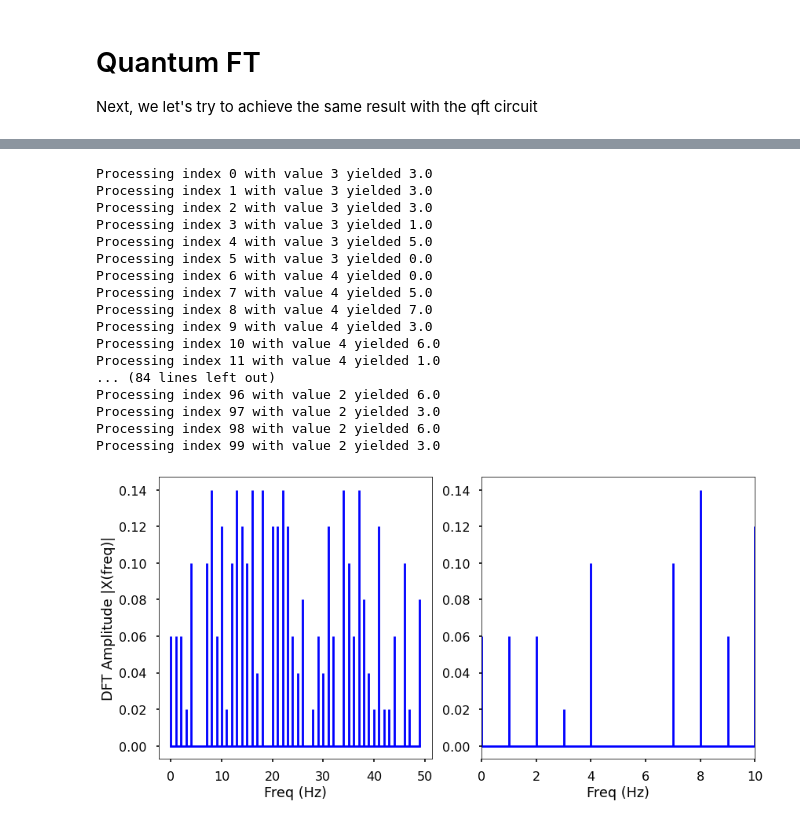
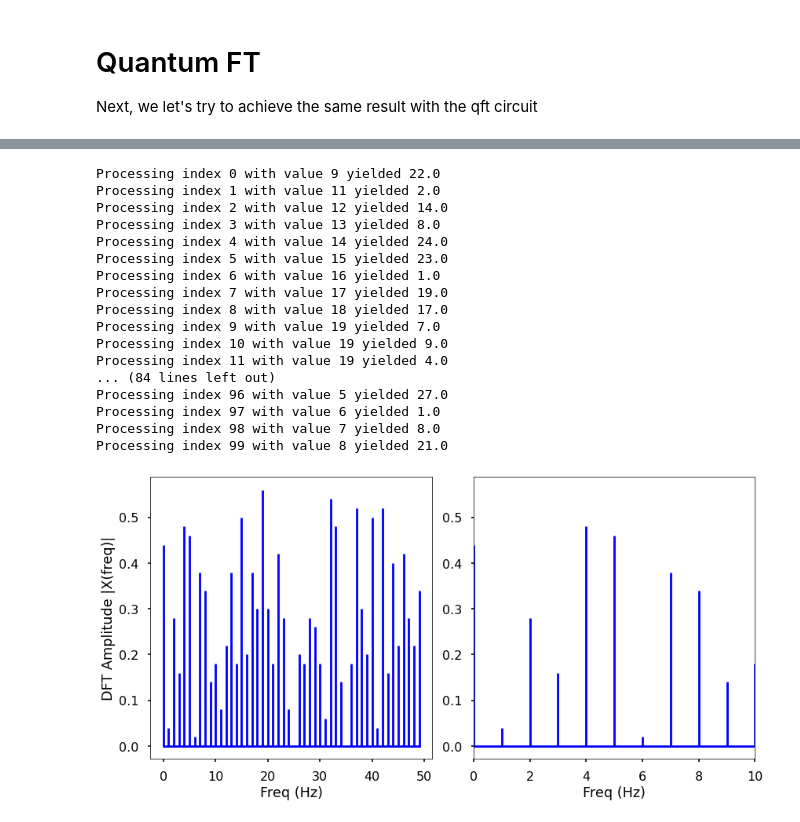
Before and after one commit to stroblme/hqsp-stqft, a Jupyter notebook: quantum-fourier-transform.ipynb, the cells around one changed output, grey strips where cells are left out. Saved outputs shown, nothing was run; the diff lists cells and outputs as text; code cells hidden in the pictures.

```diff
--- a/quantum-fourier-transform.ipynb
+++ b/quantum-fourier-transform.ipynb
@@ -101,8 +103,8 @@ sr = 100
 ts = 1.0/sr
 t = np.arange(0,1,ts)
 
-freq = 1.
-x = 3*np.sin(2*np.pi*freq*t)
+freq = 2.
+x = np.sin(2*np.pi*freq*t)
 
 plt.figure(figsize = (8, 6))
 plt.plot(t, x, 'r')
@@ -170,6 +172,7 @@ def swap_registers(circuit, n):
 
 def measure(circuit, n):
     for qubit in range(n):
+        circuit.barrier(qubit)
         circuit.measure(qubit, qubit)
 
 def qft(circuit, n):
@@ -266,44 +257,42 @@ c: 3/═════════════════════════
 # %%
 signal_hat = processQFT(circuit, signal)
 # %% [output]
-Processing index 0 with value 3 yielded 3.0
-Processing index 1 with value 3 yielded 3.0
-Processing index 2 with value 3 yielded 3.0
-Processing index 3 with value 3 yielded 1.0
-Processing index 4 with value 3 yielded 5.0
-Processing index 5 with value 3 yielded 0.0
-Processing index 6 with value 4 yielded 0.0
-Processing index 7 with value 4 yielded 5.0
-Processing index 8 with value 4 yielded 7.0
-Processing index 9 with value 4 yielded 3.0
-Processing index 10 with value 4 yielded 6.0
-Processing index 11 with value 4 yielded 1.0
+Processing index 0 with value 9 yielded 22.0
+Processing index 1 with value 11 yielded 2.0
+Processing index 2 with value 12 yielded 14.0
+Processing index 3 with value 13 yielded 8.0
+Processing index 4 with value 14 yielded 24.0
+Processing index 5 with value 15 yielded 23.0
+Processing index 6 with value 16 yielded 1.0
+Processing index 7 with value 17 yielded 19.0
+Processing index 8 with value 18 yielded 17.0
+Processing index 9 with value 19 yielded 7.0
+Processing index 10 with value 19 yielded 9.0
+Processing index 11 with value 19 yielded 4.0
 ... (84 lines left out)
-Processing index 96 with value 2 yielded 6.0
-Processing index 97 with value 2 yielded 3.0
-Processing index 98 with value 2 yielded 6.0
-Processing index 99 with value 2 yielded 3.0
+Processing index 96 with value 5 yielded 27.0
+Processing index 97 with value 6 yielded 1.0
+Processing index 98 with value 7 yielded 8.0
+Processing index 99 with value 8 yielded 21.0
 # %%
 n_oneside = N//2
 # get the one side frequency
 f_oneside = freq[:n_oneside]
 
 # normalize the amplitude
 X_oneside =signal_hat[:n_oneside]/n_oneside
 
 plt.figure(figsize = (12, 6))
 plt.subplot(121)
-plt.stem(f_oneside, abs(X_oneside), 'b', \
-         markerfmt=" ", basefmt="-b")
+plt.stem(f_oneside, abs(X_oneside), 'b', markerfmt=" ", basefmt="-b")
 plt.xlabel('Freq (Hz)')
 plt.ylabel('DFT Amplitude |X(freq)|')
 
 plt.subplot(122)
-plt.stem(f_oneside, abs(X_oneside), 'b', \
-         markerfmt=" ", basefmt="-b")
+plt.stem(f_oneside, abs(X_oneside), 'b', markerfmt=" ", basefmt="-b")
 plt.xlabel('Freq (Hz)')
 plt.xlim(0, 10)
 plt.tight_layout()
 plt.show()
 # %% [output]
-[figure, old version]
+[figure, new version]
```
Also changed, not shown: parts of 9 cells of this notebook.
